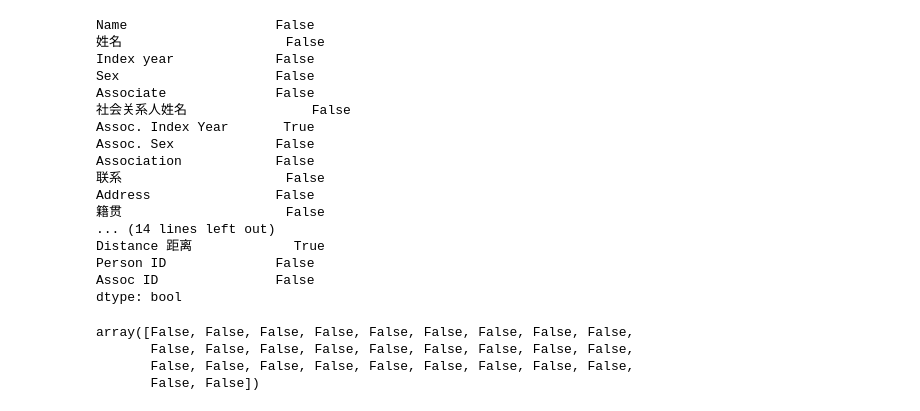
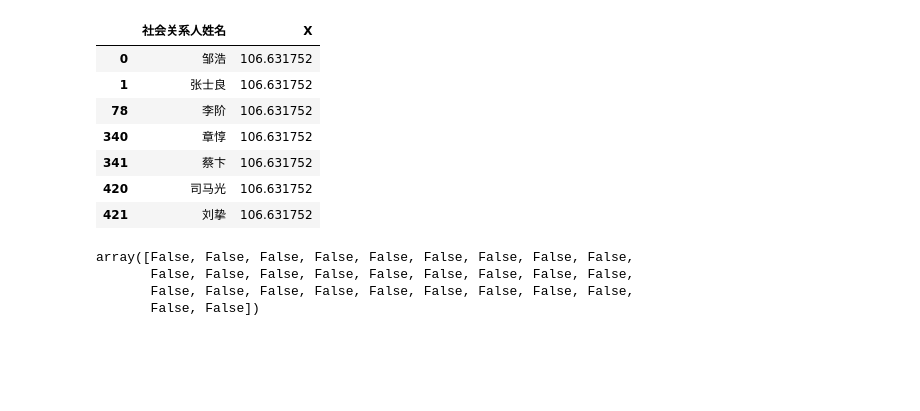
Before and after one commit to AI119/opupupuo, a Jupyter notebook: Numpy & Pandas/2023.4.14宋朝上课练习.ipynb, the cells around one changed output. Cells and saved outputs as stored; diff of their text form; code cells hidden in the pictures; blank space fills up the shorter version.

```diff
--- a/Numpy & Pandas/2023.4.14宋朝上课练习.ipynb
+++ b/Numpy & Pandas/2023.4.14宋朝上课练习.ipynb
@@ -5,26 +5,17 @@ import numpy as np
 
 df1 = pd.read_csv('./data/officer_kinship_song.csv')
 df2 = pd.read_csv('./data/officer_relationship_song.csv')
-# %%
-df2.isna().any(axis = 0)
-# %% [output]
-Name                   False
-姓名                     False
-Index year             False
-Sex                    False
-Associate              False
-社会关系人姓名                False
-Assoc. Index Year       True
-Assoc. Sex             False
-Association            False
-联系                     False
-Address                False
-籍贯                     False
-... (14 lines left out)
-Distance 距离             True
-Person ID              False
-Assoc ID               False
-dtype: bool
+# %%
+df2.query("姓名=='安惇'")[['社会关系人姓名','X']]
+# %% [output]
+|  | 社会关系人姓名 | X |
+| 0 | 邹浩 | 106.631752 |
+| 1 | 张士良 | 106.631752 |
+| 78 | 李阶 | 106.631752 |
+| 340 | 章惇 | 106.631752 |
+| 341 | 蔡卞 | 106.631752 |
+| 420 | 司马光 | 106.631752 |
+| 421 | 刘挚 | 106.631752 |
 # %%
 #df1亲戚表，df2政治关系表
 df2.columns.isna()
```
Also changed, not shown: 2 other files.
